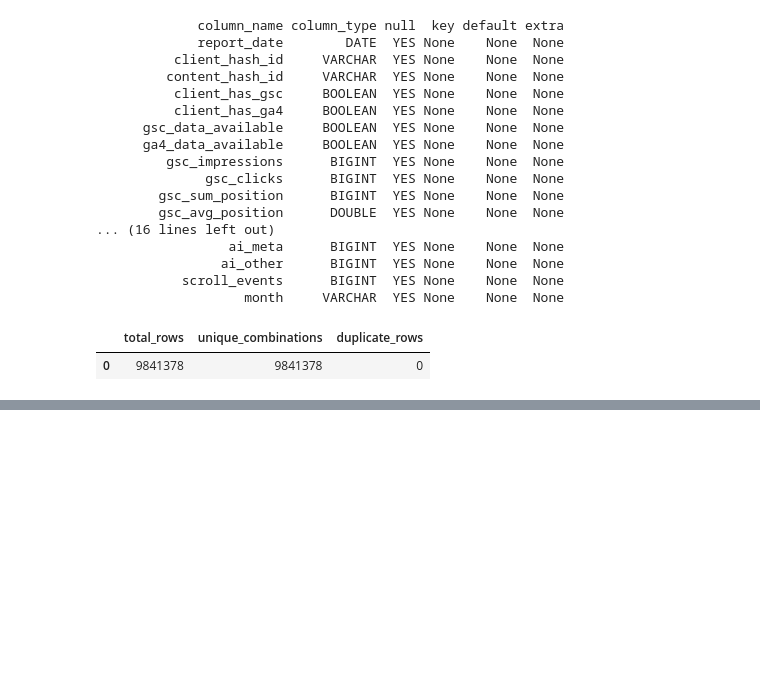
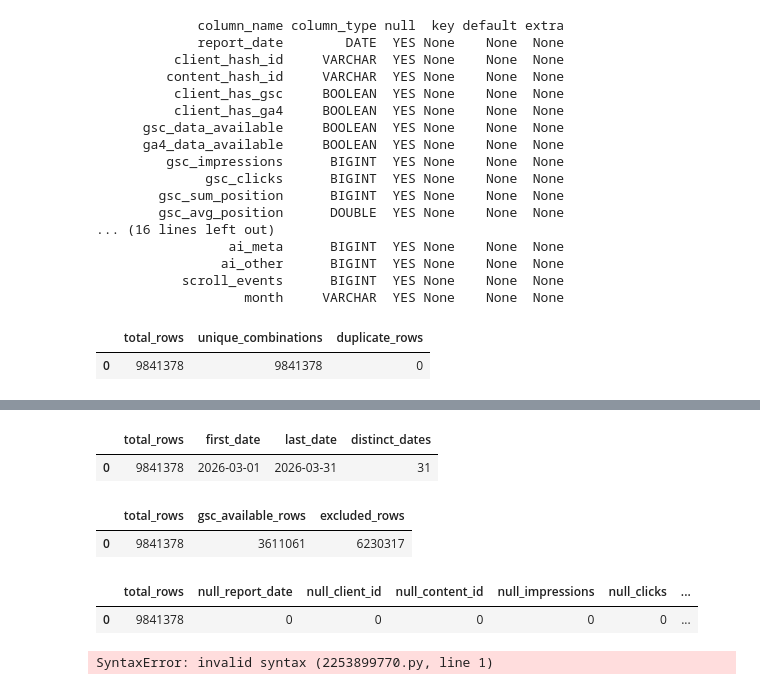
Before and after one commit to ehsansukhera55-debug/flyrank-ml-internship, a Jupyter notebook: work/notebooks/w03_data_contract.ipynb, the cells around one changed output, grey strips where cells are left out. Saved outputs shown, nothing was run; the diff lists cells and outputs as text; code cells hidden in the pictures; blank space fills up the shorter version.

```diff
--- a/work/notebooks/w03_data_contract.ipynb
+++ b/work/notebooks/w03_data_contract.ipynb
@@ -491,0 +533,77 @@ Missing GA4 values will not be treated as zero engagement.
+# %%
+coverage_query = f"""
+SELECT
+    COUNT(*) AS total_rows,
+    MIN(report_date) AS first_date,
+    MAX(report_date) AS last_date,
+    COUNT(DISTINCT report_date) AS distinct_dates
+FROM read_parquet('{daily_path}')
+"""
+
+coverage_result = con.sql(coverage_query).df()
+display(coverage_result)
+# %% [output]
+|  | total_rows | first_date | last_date | distinct_dates |
+| 0 | 9841378 | 2026-03-01 | 2026-03-31 | 31 |
+# %%
+availability_query = f"""
+SELECT
+    COUNT(*) AS total_rows,
+
+    COUNT(*) FILTER (
+        WHERE gsc_data_available IS TRUE
+    ) AS gsc_available_rows,
+
+    COUNT(*) FILTER (
+        WHERE gsc_data_available IS NOT TRUE
+    ) AS excluded_rows
+
+FROM read_parquet('{daily_path}')
+"""
+
+availability_result = con.sql(availability_query).df()
+display(availability_result)
+# %% [output]
+|  | total_rows | gsc_available_rows | excluded_rows |
+| 0 | 9841378 | 3611061 | 6230317 |
+# %%
+null_check_query = f"""
+SELECT
+    COUNT(*) AS total_rows,
+
+    COUNT(*) FILTER (
+        WHERE report_date IS NULL
+    ) AS null_report_date,
+
+    COUNT(*) FILTER (
+        WHERE client_hash_id IS NULL
+    ) AS null_client_id,
+
+    COUNT(*) FILTER (
+        WHERE content_hash_id IS NULL
+    ) AS null_content_id,
+
+    COUNT(*) FILTER (
+        WHERE gsc_impressions IS NULL
+    ) AS null_impressions,
+
+    COUNT(*) FILTER (
+        WHERE gsc_clicks IS NULL
+    ) AS null_clicks,
+
+    COUNT(*) FILTER (
+        WHERE gsc_avg_position IS NULL
+    ) AS null_avg_position
+
+FROM read_parquet('{daily_path}')
+"""
+
+null_result = con.sql(null_check_query).df()
+display(null_result)
+# %% [output]
+|  | total_rows | null_report_date | null_client_id | null_content_id | null_impressions | null_clicks | ... |
+| 0 | 9841378 | 0 | 0 | 0 | 0 | 0 | ... |
+# %%
+WHERE gsc_data_available IS TRUE
+# %% [output]
+SyntaxError: invalid syntax (2253899770.py, line 1)
```
Also changed, not shown: parts of 4 cells of this notebook.
